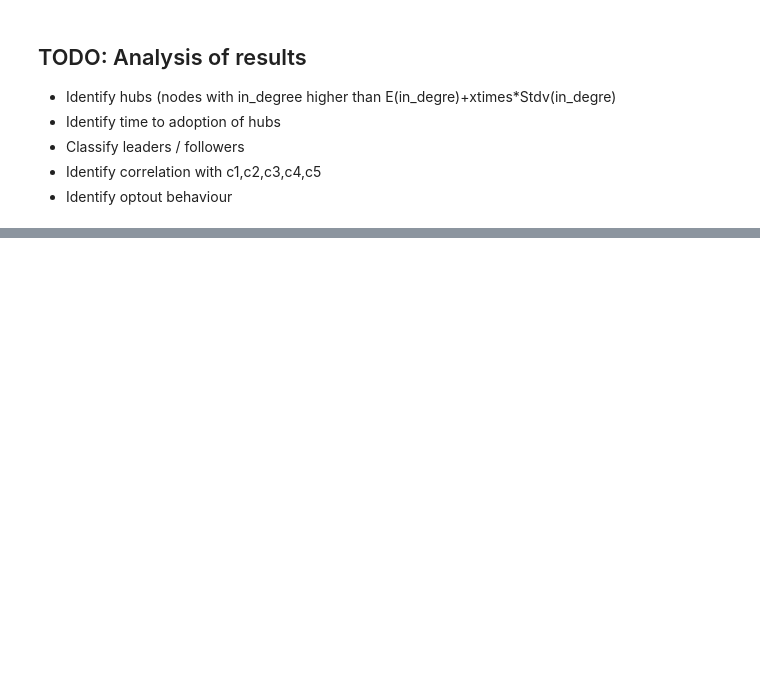
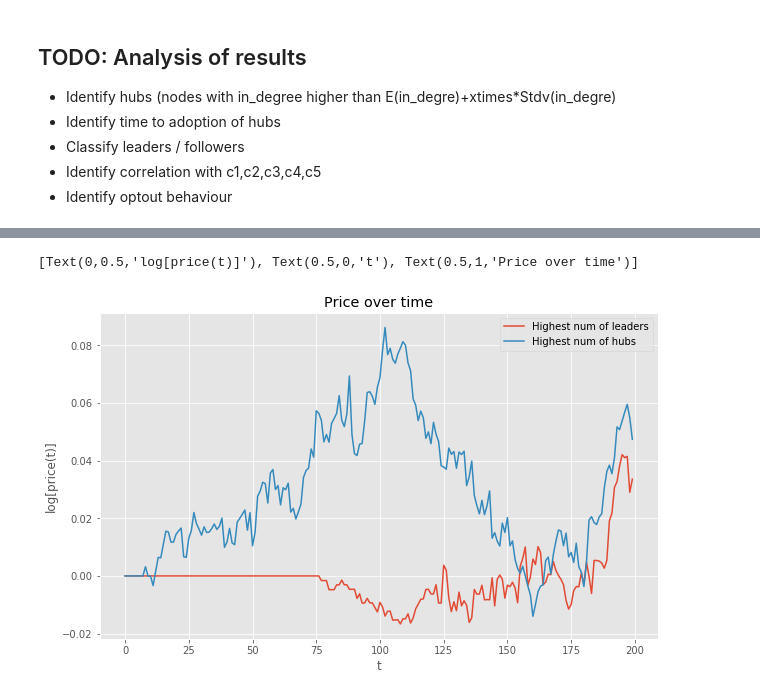
Before and after one commit to nickmancol/BitBubble, a Jupyter notebook: Bitbubble.ipynb, the cells around one changed output, grey strips where cells are left out. Cells and saved outputs as stored; diff of their text form; code cells hidden in the pictures; blank space fills up the shorter version.

```diff
--- a/Bitbubble.ipynb
+++ b/Bitbubble.ipynb
@@ -522,0 +548,2 @@ df_edges_total.to_csv('./data/df_edges_total.csv', index=False)
+# %%
+df_models_total = df_models_total[df_models_total.experiment.isin(df_nodes_total.experiment.unique())]
@@ -522,0 +635,6 @@ df_edges_total.to_csv('./data/df_edges_total.csv', index=False)
+# %%
+list_highest_leadership = df_nodes_total.sort_values(by='num_leaders', ascending=False)['experiment'].head(1).values
+df_exp_high_leadership = df_nodes_total[df_nodes_total.experiment.isin(list_highest_leadership)]
+list_highest_hubs = df_nodes_total.sort_values(by='num_hubs', ascending=False)['experiment'].head(1).values
+df_exp_high_leadership = df_exp_high_leadership.append(df_nodes_total[df_nodes_total.experiment.isin(list_highest_hubs)])
+df_exp_high_leadership.head()
@@ -522,0 +648,12 @@ df_edges_total.to_csv('./data/df_edges_total.csv', index=False)
+# %%
+def upd_grp_high_leaders(row):
+    row['num_leaders'] = 100*row['num_leaders'] / N
+    row['num_non_adopters'] = 100*row['num_non_adopters'] / N
+    row['num_hubs'] = 100*row['num_hubs'] / N
+    row['mean_adoption_t'] = 100*row['mean_adoption_t'] / steps
+    row['std_adoption_t'] = 100*row['std_adoption_t'] / steps
+    return row
+grp_exp_high_leaders = df_exp_high_leadership.groupby(['experiment','num_leaders','num_non_adopters','num_hubs'])
+grp_exp_high_leaders = grp_exp_high_leaders.agg({'adoption_time':['median','std']}).reset_index()
+grp_exp_high_leaders.columns = ['experiment','num_leaders','num_non_adopters','num_hubs', 'mean_adoption_t','std_adoption_t']
+grp_exp_high_leaders = grp_exp_high_leaders.apply(lambda row: upd_grp_high_leaders(row), axis=1)
@@ -522,0 +677,10 @@ df_edges_total.to_csv('./data/df_edges_total.csv', index=False)
+# %%
+fig, ax = plt.subplots(1,1,figsize=(10,6))
+df_models_sample = df_models_total[df_models_total.experiment.isin(grp_exp_high_leaders.experiment.unique())]
+ax.plot(np.arange(0, steps), np.log(df_models_sample[df_models_sample.experiment == list_highest_leadership[0]].price), label='Highest num of leaders')
+ax.plot(np.arange(0, steps), np.log(df_models_sample[df_models_sample.experiment == list_highest_hubs[0]].price), label='Highest num of hubs')
+plt.legend()
+ax.set(ylabel='log[price(t)]', xlabel='t', title='Price over time')
+# %% [output]
+[Text(0,0.5,'log[price(t)]'), Text(0.5,0,'t'), Text(0.5,1,'Price over time')]
+[figure, added]
```
Also changed, not shown: parts of 31 cells of this notebook, 5 other files.
